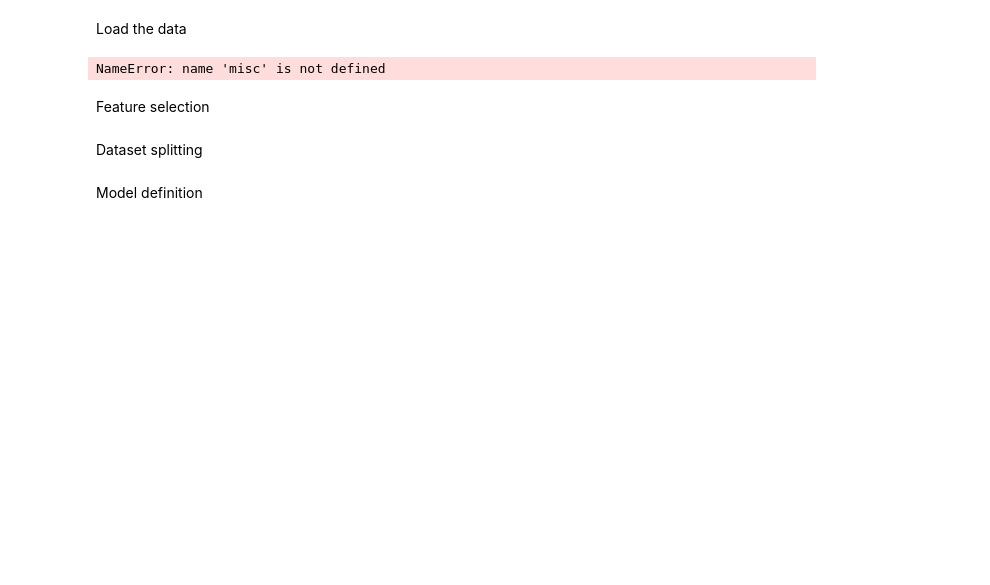
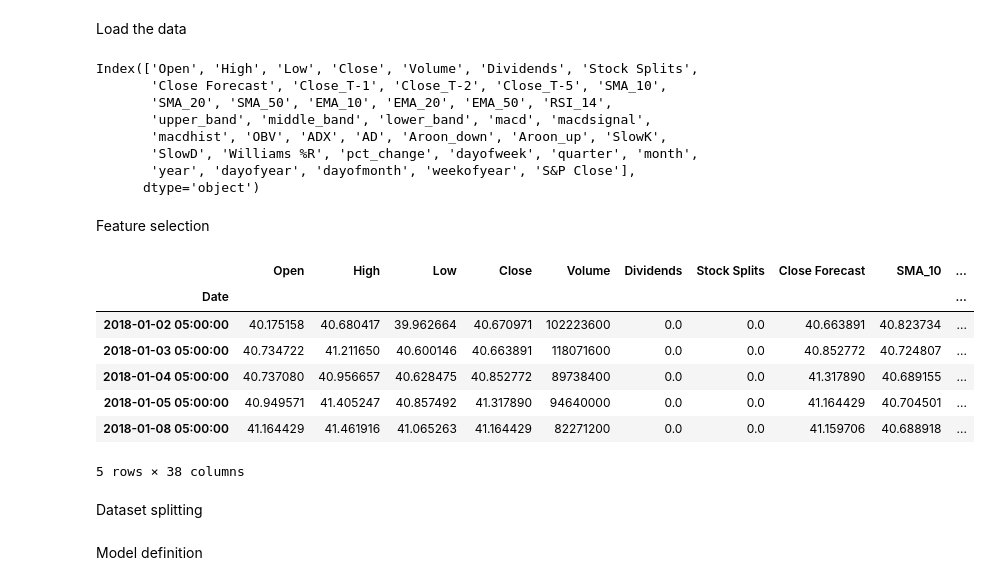
Before and after one commit to luo-simon/stock-predictions, a Jupyter notebook: src/models/4-lstm.ipynb, the cells around one changed output. Cells and saved outputs as stored; diff of their text form; code cells hidden in the pictures; blank space fills up the shorter version.

```diff
--- a/src/models/4-lstm.ipynb
+++ b/src/models/4-lstm.ipynb
@@ -12,7 +15,15 @@ import misc
 Load the data
 # %%
 df = misc.load_processed_dataset("aapl", "2018-01-01", "2023-01-1")
+df.columns
 # %% [output]
-NameError: name 'misc' is not defined
+Index(['Open', 'High', 'Low', 'Close', 'Volume', 'Dividends', 'Stock Splits',
+       'Close Forecast', 'Close_T-1', 'Close_T-2', 'Close_T-5', 'SMA_10',
+       'SMA_20', 'SMA_50', 'EMA_10', 'EMA_20', 'EMA_50', 'RSI_14',
+       'upper_band', 'middle_band', 'lower_band', 'macd', 'macdsignal',
+       'macdhist', 'OBV', 'ADX', 'AD', 'Aroon_down', 'Aroon_up', 'SlowK',
+       'SlowD', 'Williams %R', 'pct_change', 'dayofweek', 'quarter', 'month',
+       'year', 'dayofyear', 'dayofmonth', 'weekofyear', 'S&P Close'],
+      dtype='object')
 # %% [markdown]
 Feature selection
@@ -22,3 +30,22 @@ df = df[features]
+# %%
+features = ['Open', 'High', 'Low', 'Close', 'Volume', 'Dividends', 'Stock Splits',
+       'Close Forecast', 'SMA_10',
+       'SMA_20', 'SMA_50', 'EMA_10', 'EMA_20', 'EMA_50', 'RSI_14',
+       'upper_band', 'middle_band', 'lower_band', 'macd', 'macdsignal',
+       'macdhist', 'OBV', 'ADX', 'AD', 'Aroon_down', 'Aroon_up', 'SlowK',
+       'SlowD', 'Williams %R', 'pct_change', 'dayofweek', 'quarter', 'month',
+       'year', 'dayofyear', 'dayofmonth', 'weekofyear', 'S&P Close']
+df = df[features]
+df.head()
+# %% [output]
+|  | Open | High | Low | Close | Volume | Dividends | Stock Splits | Close Forecast | SMA_10 | ... |
+| Date |  |  |  |  |  |  |  |  |  | ... |
+| 2018-01-02 05:00:00 | 40.175158 | 40.680417 | 39.962664 | 40.670971 | 102223600 | 0.0 | 0.0 | 40.663891 | 40.823734 | ... |
+| 2018-01-03 05:00:00 | 40.734722 | 41.211650 | 40.600146 | 40.663891 | 118071600 | 0.0 | 0.0 | 40.852772 | 40.724807 | ... |
+| 2018-01-04 05:00:00 | 40.737080 | 40.956657 | 40.628475 | 40.852772 | 89738400 | 0.0 | 0.0 | 41.317890 | 40.689155 | ... |
+| 2018-01-05 05:00:00 | 40.949571 | 41.405247 | 40.857492 | 41.317890 | 94640000 | 0.0 | 0.0 | 41.164429 | 40.704501 | ... |
+| 2018-01-08 05:00:00 | 41.164429 | 41.461916 | 41.065263 | 41.164429 | 82271200 | 0.0 | 0.0 | 41.159706 | 40.688918 | ... |
+5 rows × 38 columns
 # %% [markdown]
 Dataset splitting
 # %%
```
Also changed, not shown: parts of 7 cells of this notebook, 4 other files.
